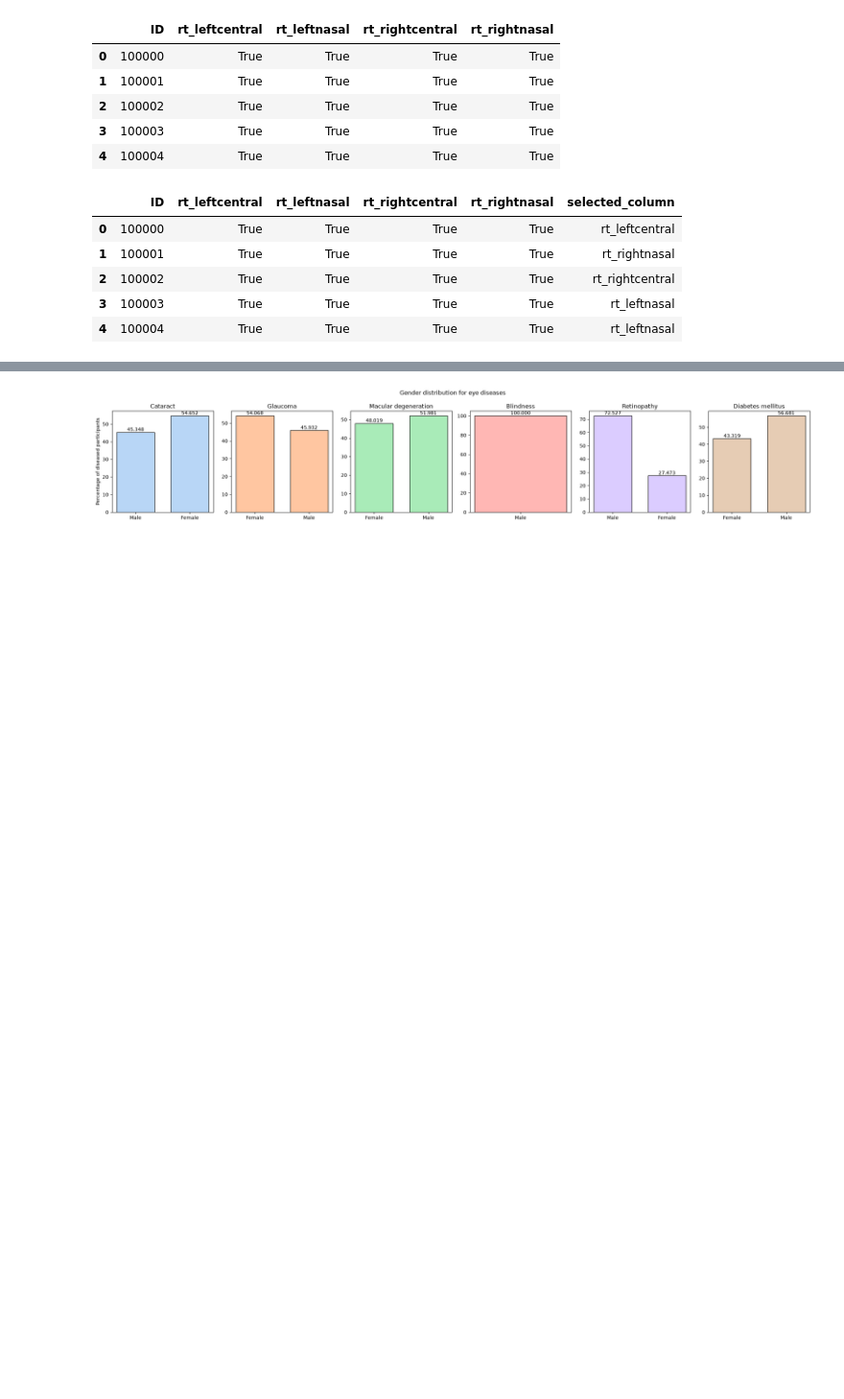
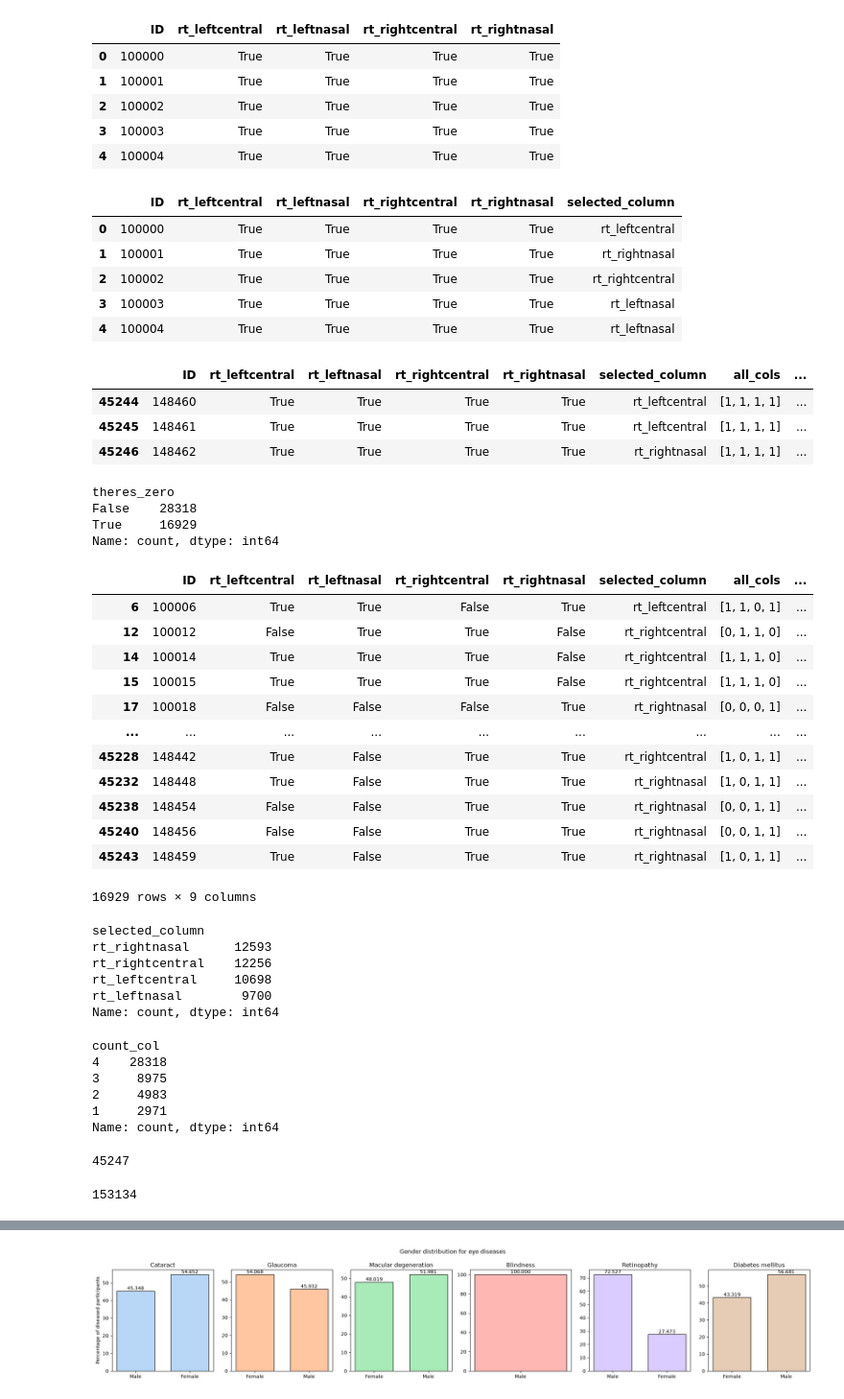
Before and after one commit to berenslab/leverage-data, a Jupyter notebook: linear_probe.ipynb, the cells around one changed output, grey strips where cells are left out. Shown at 96% size. Drawn from its saved outputs; the diff is of its cells as text; code cells hidden in the pictures; blank space fills up the shorter version.

```diff
--- a/linear_probe.ipynb
+++ b/linear_probe.ipynb
@@ -105,3 +102,42 @@ mapping_df.head()
 | 2 | 100002 | True | True | True | True | rt_rightcentral |
 | 3 | 100003 | True | True | True | True | rt_leftnasal |
 | 4 | 100004 | True | True | True | True | rt_leftnasal |
+# %%
+import numpy as np
+
+indices = np.arange(len(cols))  # [0, 1, 2, ...] matching position of each column in `cols`
+mapping_df['all_cols'] = mapping_df[cols].astype(int).values.tolist()
+mapping_df.head(3)
+mapping_df['all_cols_weighted'] = mapping_df['all_cols'].apply(
+    lambda lst: [v * (i+1) for i, v in enumerate(lst)]
+)
+mapping_df.tail(3)
+# %% [output]
+|  | ID | rt_leftcentral | rt_leftnasal | rt_rightcentral | rt_rightnasal | selected_column | all_cols | ... |
+| 45244 | 148460 | True | True | True | True | rt_leftcentral | [1, 1, 1, 1] | ... |
+| 45245 | 148461 | True | True | True | True | rt_leftcentral | [1, 1, 1, 1] | ... |
+| 45246 | 148462 | True | True | True | True | rt_rightnasal | [1, 1, 1, 1] | ... |
+# %%
+mapping_df['theres_zero'] = mapping_df['all_cols_weighted'].apply(lambda x: 0 in x)
+mapping_df['theres_zero'].value_counts()
+# %% [output]
+theres_zero
+False    28318
+True     16929
+Name: count, dtype: int64
+# %%
+mapping_df[mapping_df['theres_zero']==True]
+# %% [output]
+|  | ID | rt_leftcentral | rt_leftnasal | rt_rightcentral | rt_rightnasal | selected_column | all_cols | ... |
+| 6 | 100006 | True | True | False | True | rt_leftcentral | [1, 1, 0, 1] | ... |
+| 12 | 100012 | False | True | True | False | rt_rightcentral | [0, 1, 1, 0] | ... |
+| 14 | 100014 | True | True | True | False | rt_rightcentral | [1, 1, 1, 0] | ... |
+| 15 | 100015 | True | True | True | False | rt_rightcentral | [1, 1, 1, 0] | ... |
+| 17 | 100018 | False | False | False | True | rt_rightnasal | [0, 0, 0, 1] | ... |
+| ... | ... | ... | ... | ... | ... | ... | ... | ... |
+| 45228 | 148442 | True | False | True | True | rt_rightcentral | [1, 0, 1, 1] | ... |
+| 45232 | 148448 | True | False | True | True | rt_rightnasal | [1, 0, 1, 1] | ... |
+| 45238 | 148454 | False | False | True | True | rt_rightnasal | [0, 0, 1, 1] | ... |
+| 45240 | 148456 | False | False | True | True | rt_rightnasal | [0, 0, 1, 1] | ... |
+| 45243 | 148459 | True | False | True | True | rt_rightnasal | [1, 0, 1, 1] | ... |
+16929 rows × 9 columns
@@ -107,0 +158,9 @@ mapping_df.head()
+# %%
+mapping_df['selected_column'].value_counts(dropna = False)
+# %% [output]
+selected_column
+rt_rightnasal      12593
+rt_rightcentral    12256
+rt_leftcentral     10698
+rt_leftnasal        9700
+Name: count, dtype: int64
@@ -107,0 +182,20 @@ mapping_df.head()
+# %%
+mapping_df['count_col'].value_counts(dropna = False)
+# %% [output]
+count_col
+4    28318
+3     8975
+2     4983
+1     2971
+Name: count, dtype: int64
+# %%
+sum(list(mapping_df['count_col'].value_counts(dropna = False)))
+# %% [output]
+45247
+# %%
+vc = mapping_df['count_col'].value_counts()
+
+total = int(np.sum(np.array(vc.index) * np.array(vc.values)))
+total
+# %% [output]
+153134
```
Also changed, not shown: parts of 39 cells of this notebook, 5 other files.
